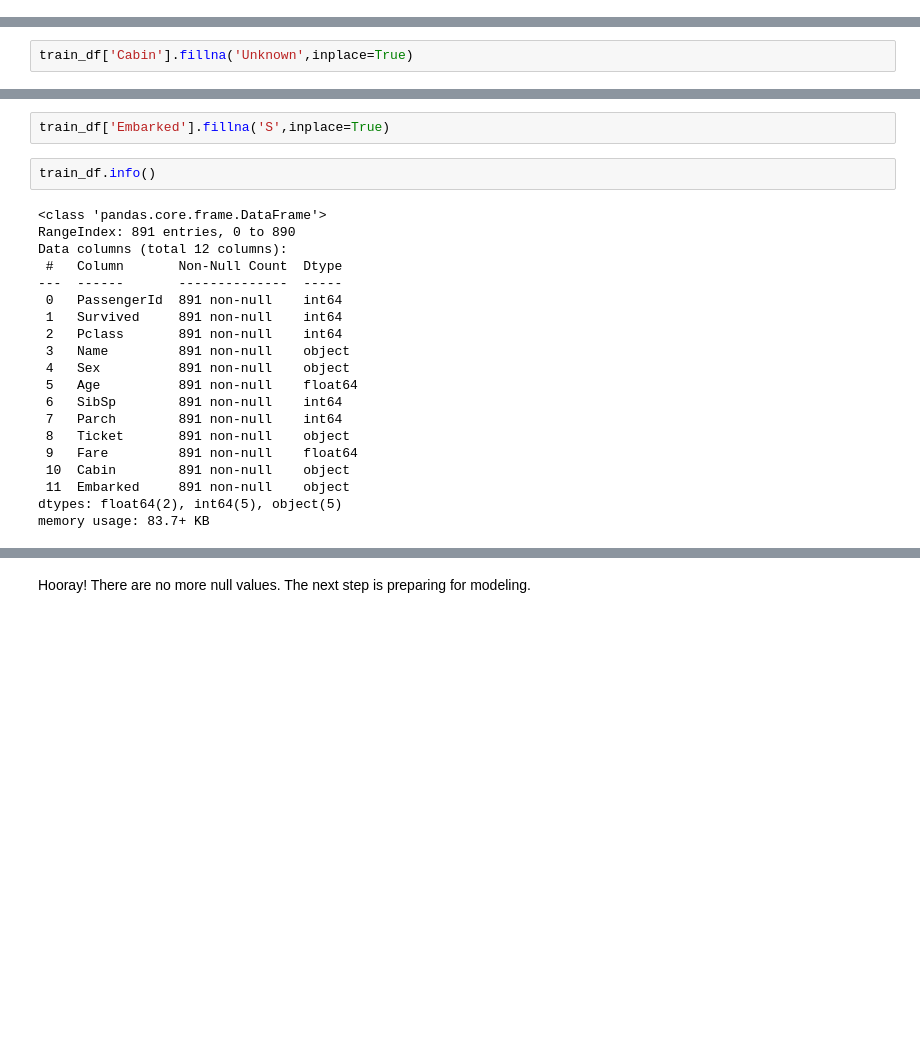
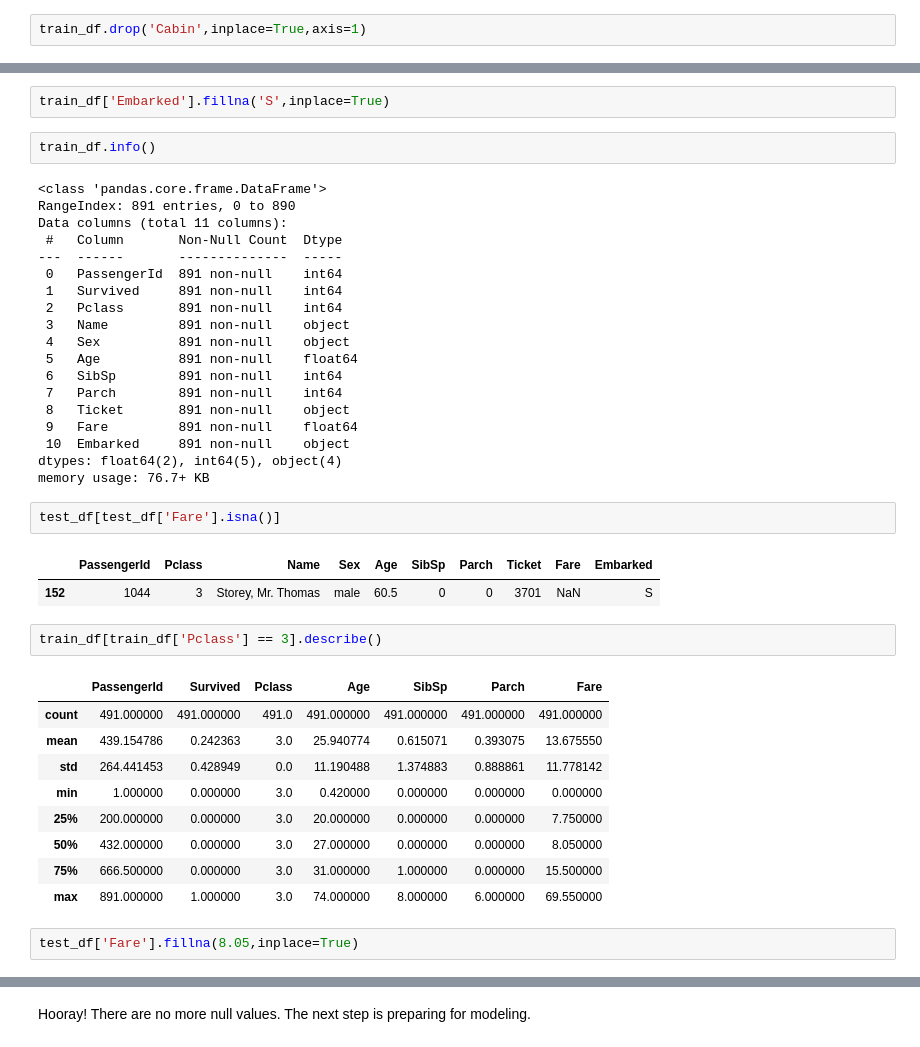
Before and after one commit to ahendricks2/Titanic, a Jupyter notebook: Main_Notebook.ipynb, the cells around one changed output, grey strips where cells are left out. Drawn from its saved outputs; the diff is of its cells as text; blank space fills up the shorter version.

```diff
--- a/Main_Notebook.ipynb
+++ b/Main_Notebook.ipynb
@@ -96,0 +101,2 @@ Most of the columns have no nulls, but Age and Cabin do. I start with Cabin beca
+# %%
+train_df.drop('Cabin',inplace=True,axis=1)
@@ -116,2 +106,0 @@ Name: Cabin, Length: 147, dtype: int64
-# %%
-train_df['Cabin'].fillna('Unknown',inplace=True)
@@ -285,7 +302,7 @@ train_df.info()
 # %% [output]
 <class 'pandas.core.frame.DataFrame'>
 RangeIndex: 891 entries, 0 to 890
-Data columns (total 12 columns):
+Data columns (total 11 columns):
  #   Column       Non-Null Count  Dtype
 ---  ------       --------------  -----
  0   PassengerId  891 non-null    int64
@@ -298,7 +315,25 @@ Data columns (total 12 columns):
  7   Parch        891 non-null    int64
  8   Ticket       891 non-null    object
  9   Fare         891 non-null    float64
- 10  Cabin        891 non-null    object
- 11  Embarked     891 non-null    object
-dtypes: float64(2), int64(5), object(5)
-memory usage: 83.7+ KB
+ 10  Embarked     891 non-null    object
+dtypes: float64(2), int64(5), object(4)
+memory usage: 76.7+ KB
+# %%
+test_df[test_df['Fare'].isna()]
+# %% [output]
+|  | PassengerId | Pclass | Name | Sex | Age | SibSp | Parch | Ticket | Fare | Embarked |
+| 152 | 1044 | 3 | Storey, Mr. Thomas | male | 60.5 | 0 | 0 | 3701 | NaN | S |
+# %%
+train_df[train_df['Pclass'] == 3].describe()
+# %% [output]
+|  | PassengerId | Survived | Pclass | Age | SibSp | Parch | Fare |
+| count | 491.000000 | 491.000000 | 491.0 | 491.000000 | 491.000000 | 491.000000 | 491.000000 |
+| mean | 439.154786 | 0.242363 | 3.0 | 25.940774 | 0.615071 | 0.393075 | 13.675550 |
+| std | 264.441453 | 0.428949 | 0.0 | 11.190488 | 1.374883 | 0.888861 | 11.778142 |
+| min | 1.000000 | 0.000000 | 3.0 | 0.420000 | 0.000000 | 0.000000 | 0.000000 |
+| 25% | 200.000000 | 0.000000 | 3.0 | 20.000000 | 0.000000 | 0.000000 | 7.750000 |
+| 50% | 432.000000 | 0.000000 | 3.0 | 27.000000 | 0.000000 | 0.000000 | 8.050000 |
+| 75% | 666.500000 | 0.000000 | 3.0 | 31.000000 | 1.000000 | 0.000000 | 15.500000 |
+| max | 891.000000 | 1.000000 | 3.0 | 74.000000 | 8.000000 | 6.000000 | 69.550000 |
+# %%
+test_df['Fare'].fillna(8.05,inplace=True)
```
Also changed, not shown: parts of 56 cells of this notebook.
